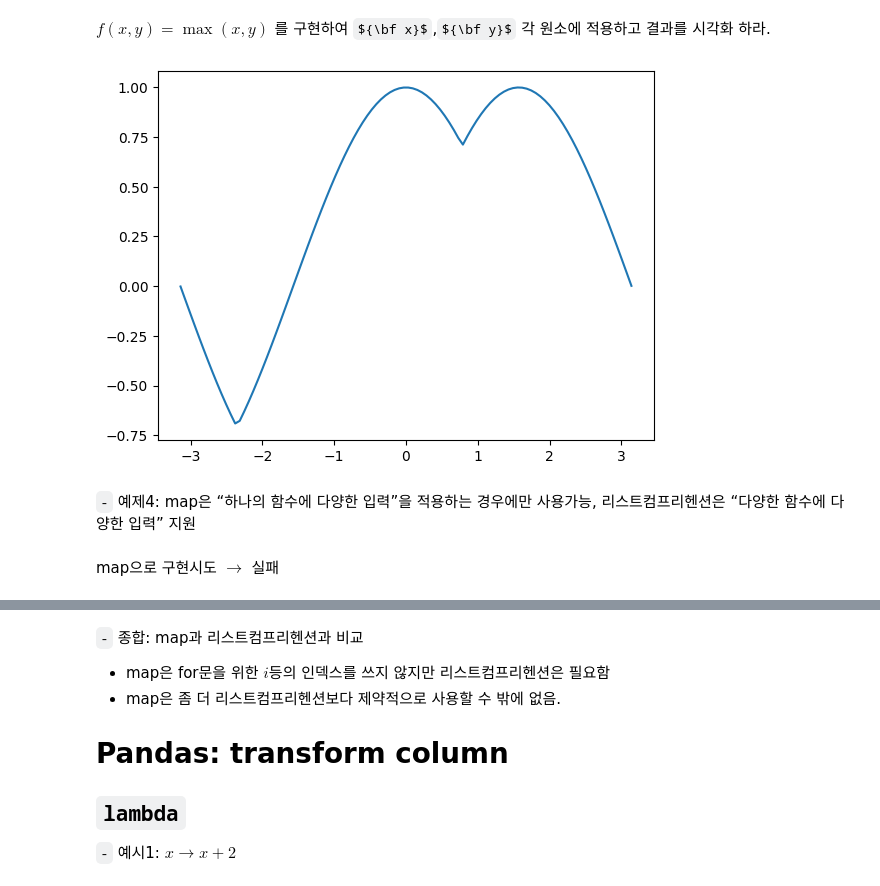
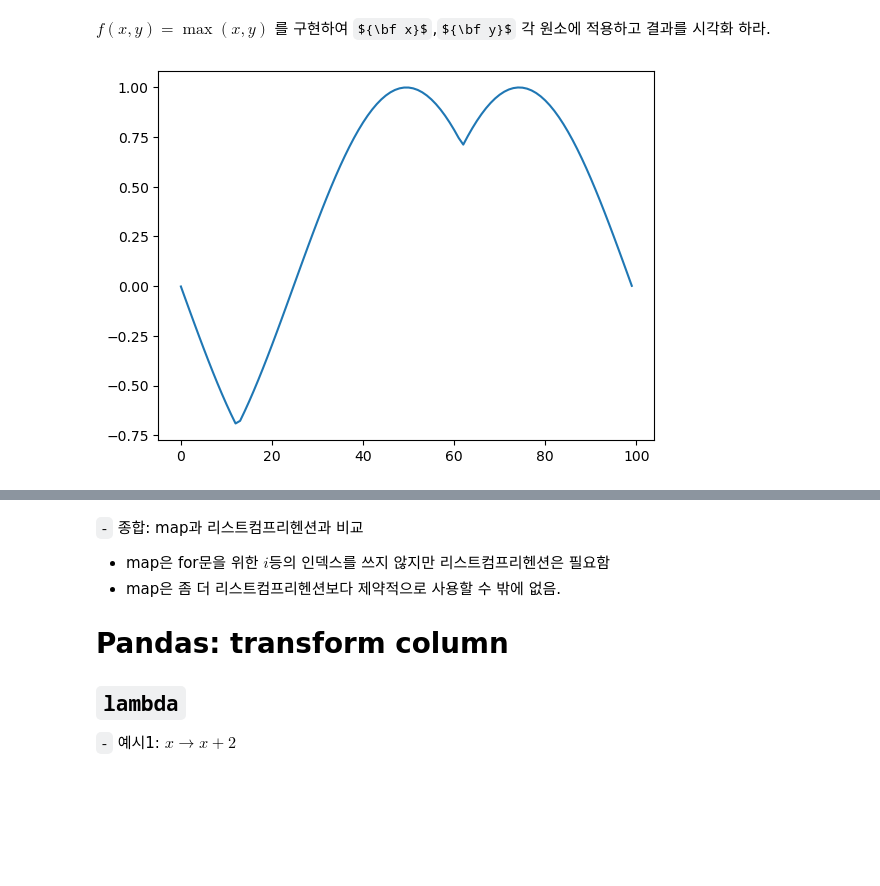
Before and after one commit to guebin/PP2024WIN, a Jupyter notebook: docs/posts/Day2/ls08.out.ipynb, the cells around one changed output, grey strips where cells are left out. Saved outputs shown, nothing was run; the diff lists cells and outputs as text; code cells hidden in the pictures; some formulas as TeX source; blank space fills up the shorter version.

```diff
--- a/docs/posts/Day2/ls08.out.ipynb
+++ b/docs/posts/Day2/ls08.out.ipynb
@@ -235,5 +216,6 @@ plt.plot(t,y)
 $f(x,y) = \max(x,y)$ 를 구현하여 ${\bf x}$,${\bf y}$ 각 원소에 적용하고
 결과를 시각화 하라.
 # %%
-f = (lambda x,y: max(x,y))
-f(3,4)
+plt.plot(list(map(lambda x,y: max(x,y), x,y)))
+# %% [output]
+[figure, added]
@@ -242,7 +221,0 @@ z= list(map(f,x,y))
-# %%
-plt.plot(t,z)
-# %% [output]
-[figure, removed]
-# %% [markdown]
-`-` 예제4: map은 “하나의 함수에 다양한 입력”을 적용하는 경우에만
-사용가능, 리스트컴프리헨션은 “다양한 함수에 다양한 입력” 지원
@@ -251,2 +221,0 @@ flst = [lambda x: x+1, lambda x: x+2, lambda x: x+3]
-# %% [markdown]
-map으로 구현시도 $\to$ 실패
```
Also changed, not shown: parts of 29 cells of this notebook, 27 other files.
